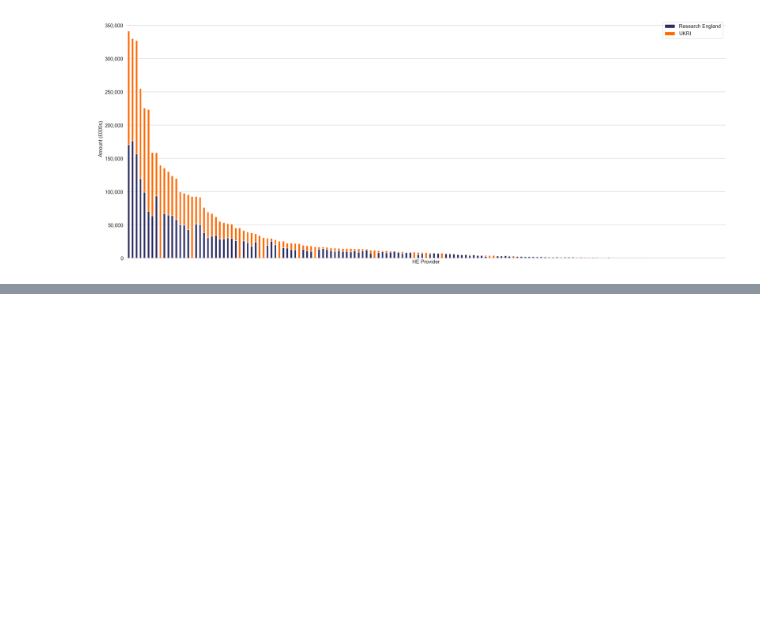
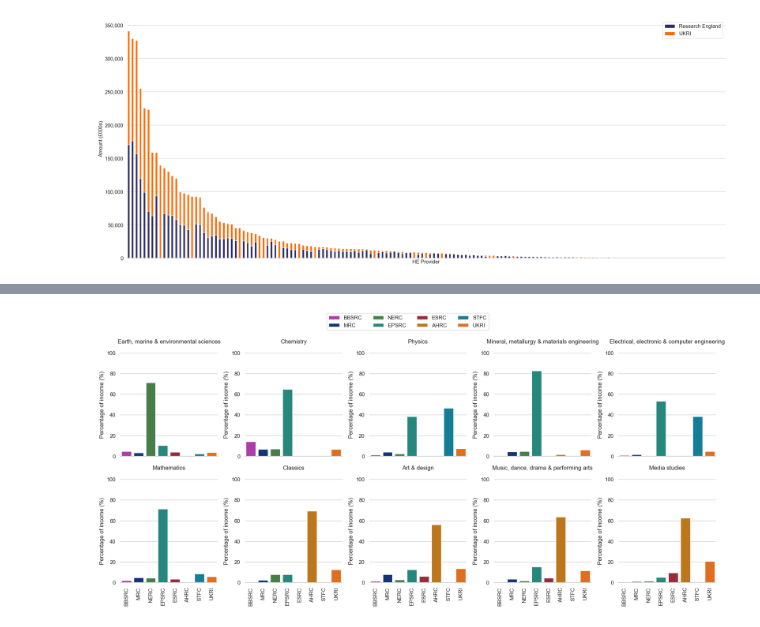
Before and after one commit to marthaisabelhilton/Allocations-2025, a Jupyter notebook: HESA table 5.ipynb, the cells around one changed output, grey strips where cells are left out. Saved outputs shown, nothing was run; the diff lists cells and outputs as text; code cells hidden in the pictures; blank space fills up the shorter version.

```diff
--- a/HESA table 5.ipynb
+++ b/HESA table 5.ipynb
@@ -756,0 +595,50 @@ data_bar
+# %%
+council_colors = {
+        "BBSRC":"#BE2BBB",
+        "AHRC":"#D77900",
+        "ESRC":"#A91B2E",
+        "EPSRC":"#16978A",
+        "NERC":"#3E863E",
+        "MRC":"#003088",
+        "STFC":"#008AAD",
+        "UKRI":"#FF6900"
+        }
+
+data_top_10['color'] = data_top_10['Source of income ukri'].map(council_colors)
+# %%
+fig, ax = plt.subplots(ncols=5, nrows=2, figsize=(18,8))
+
+axs = ax.flatten()
+
+for i, (ax, cc) in enumerate(zip(axs, data_top_10['HESA cost centre'].unique())):
+    data_cc = data_top_10[data_top_10['HESA cost centre'] == cc]
+    sns.barplot(data=data_cc, y='2023/24', x='Source of income ukri', ax=ax, hue='Source of income ukri', legend=True, palette=council_colors)
+    ax.set_title(cc, pad=20)
+    ax.set_ylabel('Percentage of income (%)')
+    ax.set_xlabel('')
+    ax.set_ylim(0, 100)
+    if i > 4:
+        ax.set_xticks(range(len(data_cc['Source of income ukri'])))
+        ax.set_xticklabels(data_cc['Source of income ukri'], rotation=90)
+        ax.grid(axis='x')
+    else:
+        ax.set_xticks([])
+        ax.set_xticklabels([])
+        ax.set_xlabel("")
+
+    ax.grid(axis='x')
+
+# Create a single legend for all subplots
+# First, collect all handles and labels
+h, l = ax.get_legend_handles_labels()
+
+# Add the legend to the figure
+fig.legend(h, l, loc='lower center', ncol=4, bbox_to_anchor=(0.5,1))
+
+for ax in axs.flatten():
+    ax.get_legend().remove()
+
+plt.tight_layout()
+plt.show()
+# %% [output]
+[figure, added]
```
Also changed, not shown: parts of 43 cells of this notebook, 1 other file.
